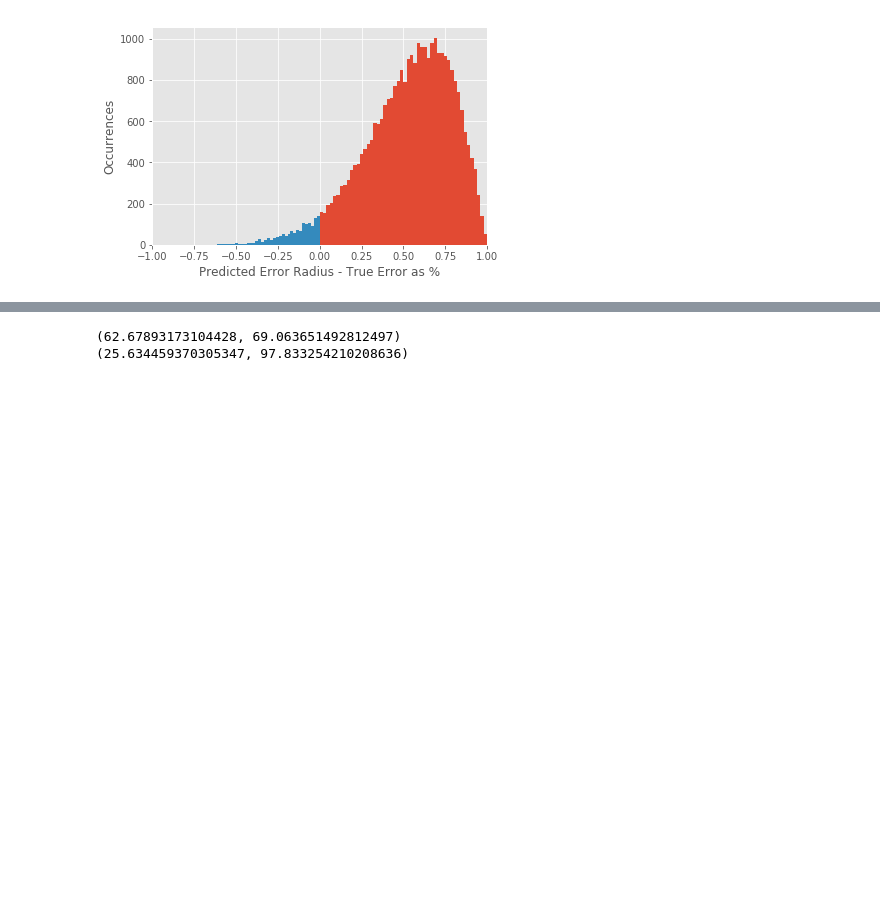
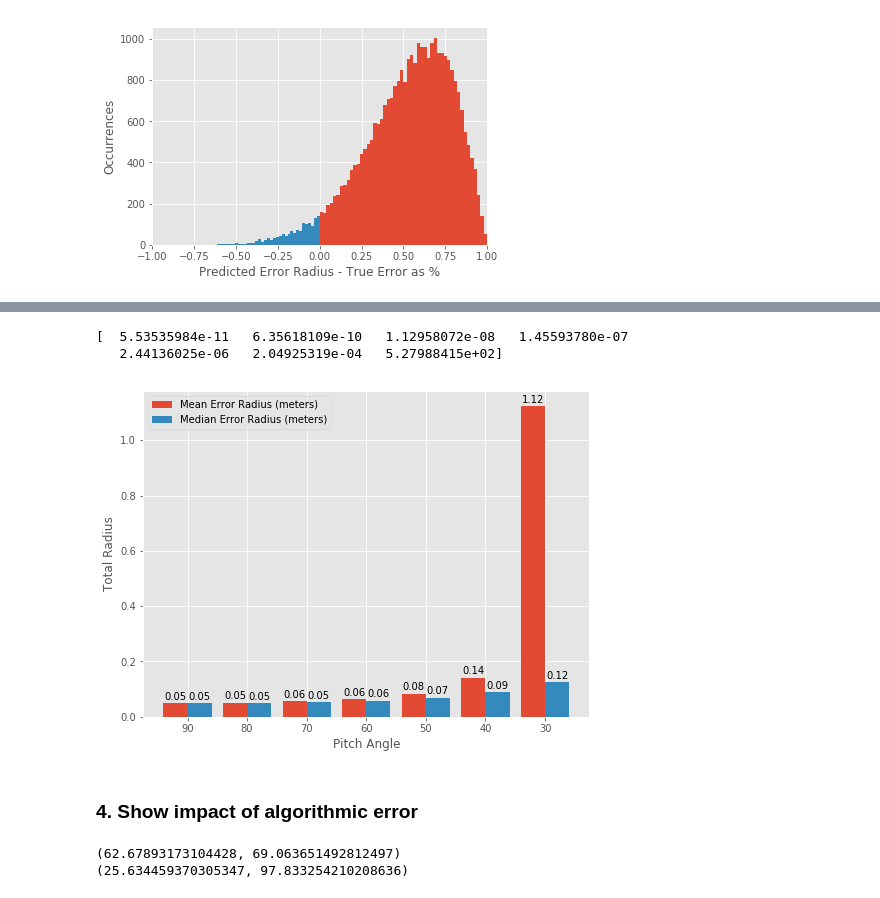
Before and after one commit to flyingsilverfin/AV-Camera-Placement, a Jupyter notebook: evaluation/camera/model_validity/Camera Error Model Evaluation.ipynb, the cells around one changed output, grey strips where cells are left out. Saved outputs shown, nothing was run; the diff lists cells and outputs as text; code cells hidden in the pictures; blank space fills up the shorter version.

```diff
--- a/evaluation/camera/model_validity/Camera Error Model Evaluation.ipynb
+++ b/evaluation/camera/model_validity/Camera Error Model Evaluation.ipynb
@@ -292,3 +471,19 @@ _ = plt.hist(negative_percents, bins=50)
+# %%
+# show absolute errors
+angles = [90, 80, 70, 60, 50, 40, 30]
+mean_error = np.array([vary_pitch_stats_summary[angle + 1]["total_error"]["mean"] for angle in angles])
+median_error = np.array([vary_pitch_stats_summary[angle + 1]["total_error"]["media"] for angle in angles])
+stddev_error = np.array([vary_pitch_stats_summary[angle + 1]["total_error"]["stddev"] for angle in angles])
+legend=["Mean Error Radius (meters)", "Median Error Radius (meters)"]
+print(stddev_error)
+sidebyside_bar(np.array([mean_error, median_error]), angles, legend, "Total Radius", "Pitch Angle")
+# error bars are nothing to write home about except that divergence at the top end - discuss in TABLE
+# %% [output]
+[  5.53535984e-11   6.35618109e-10   1.12958072e-08   1.45593780e-07
+   2.44136025e-06   2.04925319e-04   5.27988415e+02]
+[figure, added]
+# %% [markdown]
+### 4. Show impact of algorithmic error
 # %%
 sampled_results = evaluate_error_model()
 # %%
```
Also changed, not shown: parts of 9 cells of this notebook.
